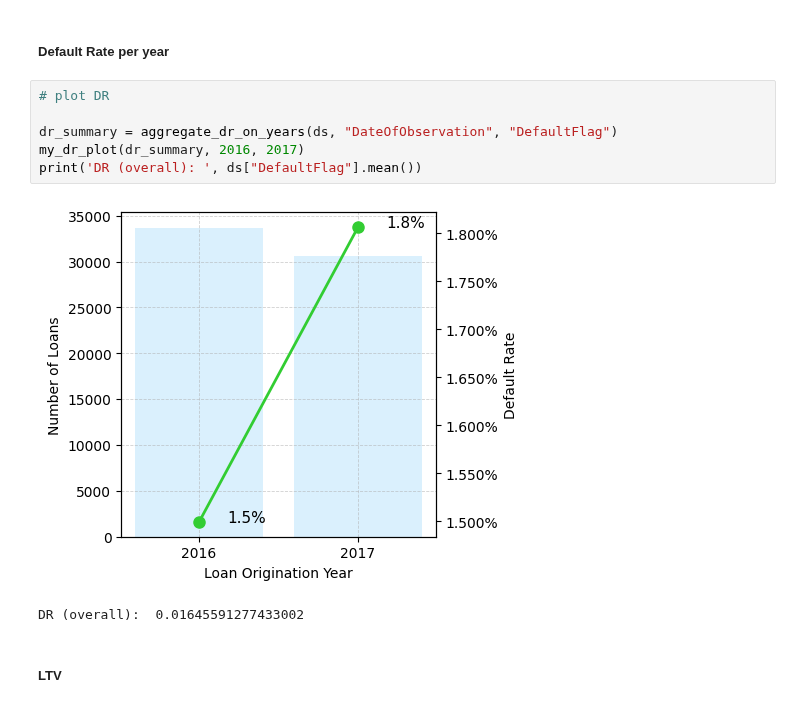
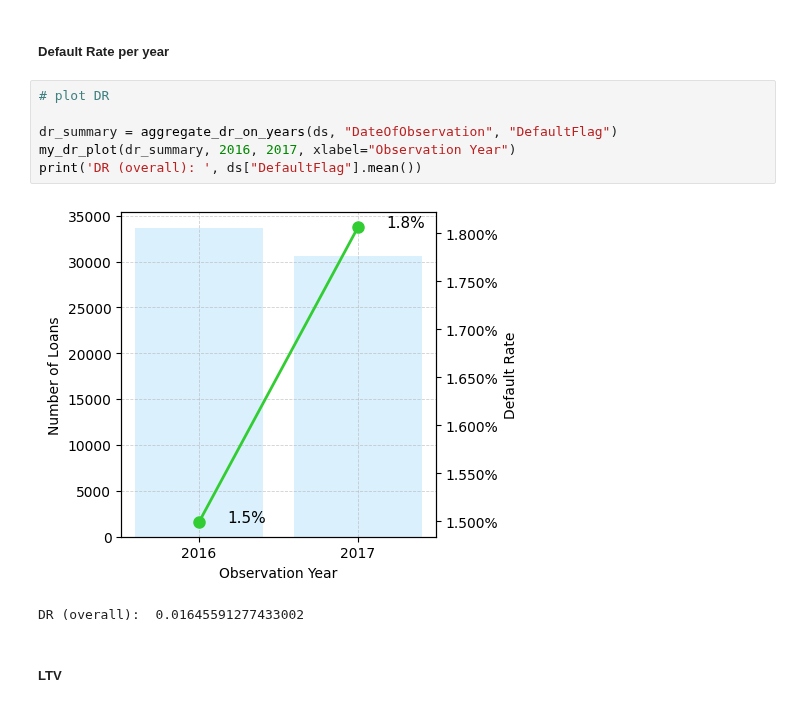
Before and after one commit to kostis2019/CASE-STUDY-MORTGAGES, a Jupyter notebook: Case-Study-Mortgages.ipynb, the cells around one changed output. Cells and saved outputs as stored; diff of their text form.

```diff
--- a/Case-Study-Mortgages.ipynb
+++ b/Case-Study-Mortgages.ipynb
@@ -83,11 +83,11 @@ plot_distribution_by_category(ds, category="PropertyType", exposure_column="Expo
 # %%
 # plot DR
 
 dr_summary = aggregate_dr_on_years(ds, "DateOfObservation", "DefaultFlag")
-my_dr_plot(dr_summary, 2016, 2017)
+my_dr_plot(dr_summary, 2016, 2017, xlabel="Observation Year")
 print('DR (overall): ', ds["DefaultFlag"].mean())
 # %% [output]
-[figure, old version]
+[figure, new version]
 DR (overall):  0.01645591277433002
 # %% [markdown]
 ##### LTV
```
Also changed, not shown: parts of 6 cells of this notebook, 2 other files.
